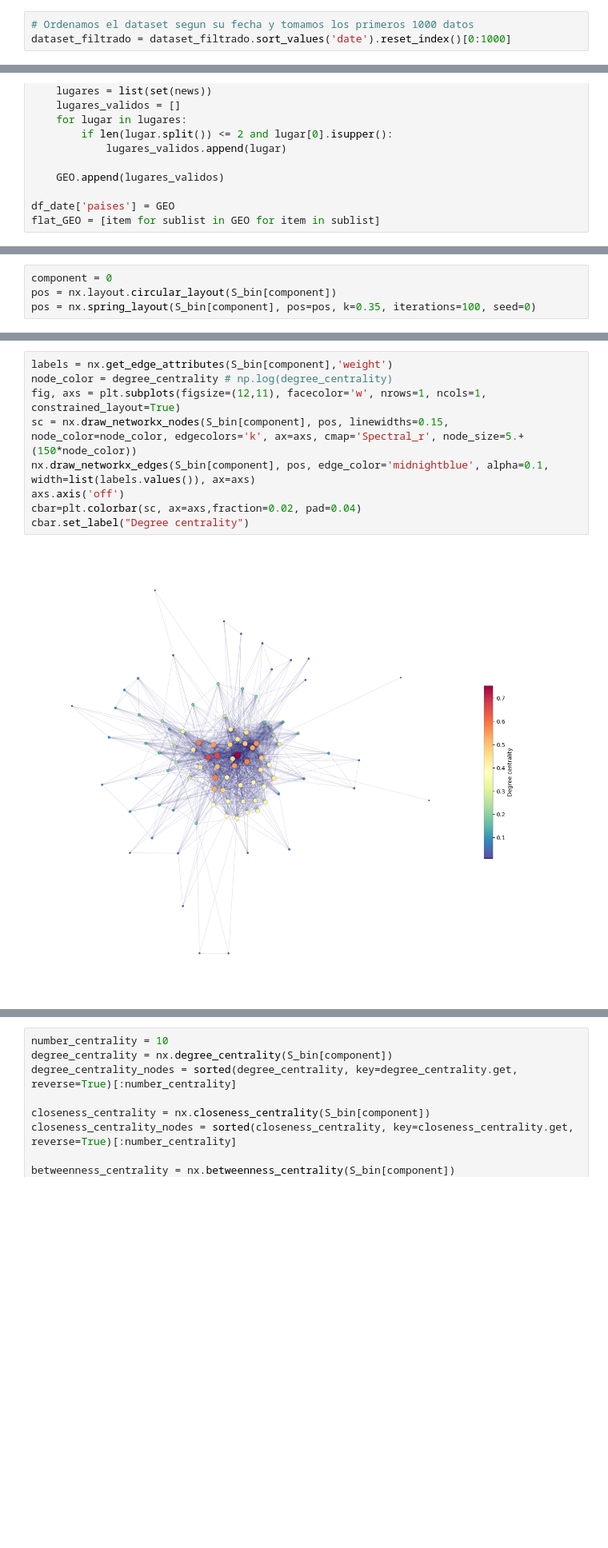
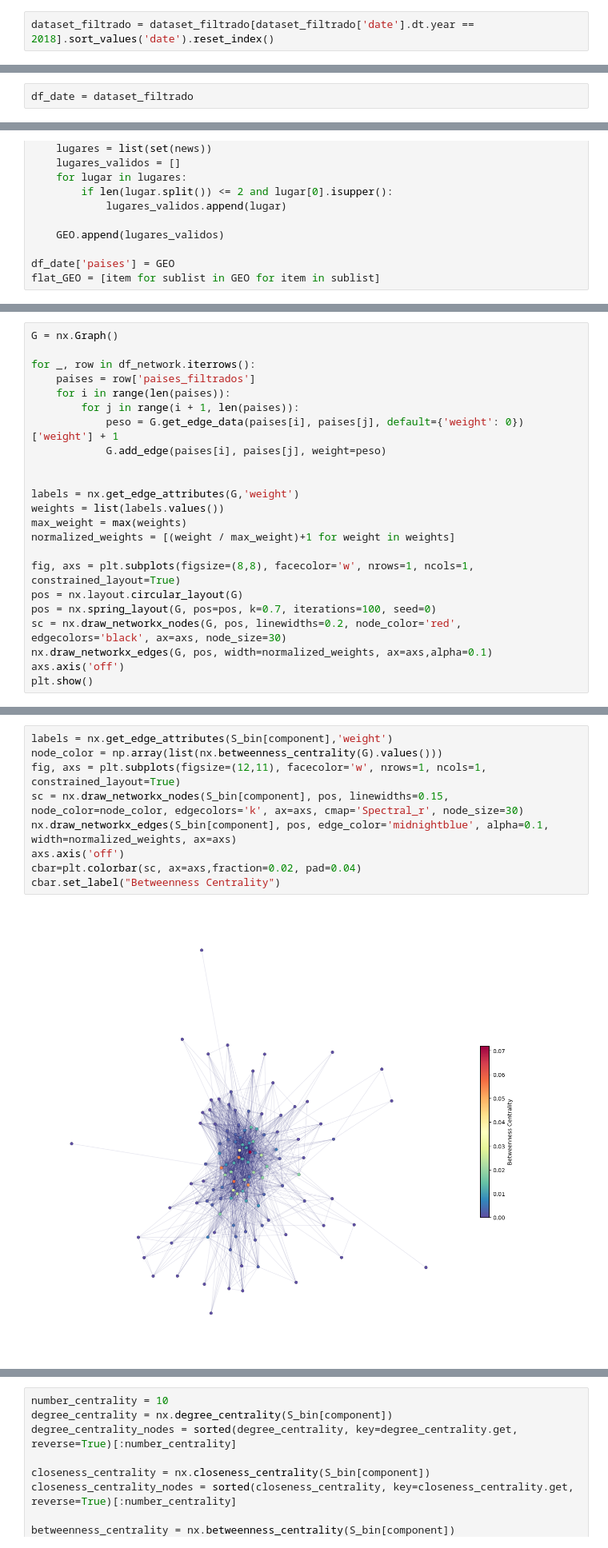
Before and after one commit to cristian-cmyk4/Noticias-de-prensa-Chilenas, a Jupyter notebook: INFO343-Unidad2-Tarea1_inmigracion.ipynb, the cells around one changed output, grey strips where cells are left out. Shown at 80% size. Cells and saved outputs as stored; diff of their text form; blank space fills up the shorter version.

```diff
--- a/INFO343-Unidad2-Tarea1_inmigracion.ipynb
+++ b/INFO343-Unidad2-Tarea1_inmigracion.ipynb
@@ -106,8 +106,7 @@ print(dataset_filtrado[dataset_filtrado.duplicated(subset=['text'])].shape[0])
 ### Cualitativas
 ¿Cuáles son las principales palabras clave recurrentes en los textos de las noticias de inmigracion?
 # %%
-# Ordenamos el dataset segun su fecha y tomamos los primeros 1000 datos
-dataset_filtrado = dataset_filtrado.sort_values('date').reset_index()[0:1000]
+dataset_filtrado = dataset_filtrado[dataset_filtrado['date'].dt.year == 2018].sort_values('date').reset_index()
 # %%
 #Procesamos los datos para responder la pregunta
 
@@ -210,0 +194,2 @@ Filtramos las localizaciones que se mencionan en las noticias
+# %%
+df_date = dataset_filtrado
@@ -332,4 +239,0 @@ Seleccionamos la primera componente (la conexion deberia ser mas gruesa segun la
-# %%
-component = 0
-pos = nx.layout.circular_layout(S_bin[component])
-pos = nx.spring_layout(S_bin[component], pos=pos, k=0.35, iterations=100, seed=0)
@@ -350,0 +285,23 @@ Visualizamos el deegree centrality
+# %%
+G = nx.Graph()
+
+for _, row in df_network.iterrows():
+    paises = row['paises_filtrados']
+    for i in range(len(paises)):
+        for j in range(i + 1, len(paises)):
+            peso = G.get_edge_data(paises[i], paises[j], default={'weight': 0})['weight'] + 1
+            G.add_edge(paises[i], paises[j], weight=peso)
+
+
+labels = nx.get_edge_attributes(G,'weight')
+weights = list(labels.values())
+max_weight = max(weights)
+normalized_weights = [(weight / max_weight)+1 for weight in weights]
+
+fig, axs = plt.subplots(figsize=(8,8), facecolor='w', nrows=1, ncols=1, constrained_layout=True)
+pos = nx.layout.circular_layout(G)
+pos = nx.spring_layout(G, pos=pos, k=0.7, iterations=100, seed=0)
+sc = nx.draw_networkx_nodes(G, pos, linewidths=0.2, node_color='red', edgecolors='black', ax=axs, node_size=30)
+nx.draw_networkx_edges(G, pos, width=normalized_weights, ax=axs,alpha=0.1)
+axs.axis('off')
+plt.show()
@@ -351,11 +321,11 @@ Visualizamos el deegree centrality
 # %%
 labels = nx.get_edge_attributes(S_bin[component],'weight')
-node_color = degree_centrality # np.log(degree_centrality)
+node_color = np.array(list(nx.betweenness_centrality(G).values()))
 fig, axs = plt.subplots(figsize=(12,11), facecolor='w', nrows=1, ncols=1, constrained_layout=True)
-sc = nx.draw_networkx_nodes(S_bin[component], pos, linewidths=0.15, node_color=node_color, edgecolors='k', ax=axs, cmap='Spectral_r', node_size=5.+(150*node_color))
-nx.draw_networkx_edges(S_bin[component], pos, edge_color='midnightblue', alpha=0.1, width=list(labels.values()), ax=axs)
+sc = nx.draw_networkx_nodes(S_bin[component], pos, linewidths=0.15, node_color=node_color, edgecolors='k', ax=axs, cmap='Spectral_r', node_size=30)
+nx.draw_networkx_edges(S_bin[component], pos, edge_color='midnightblue', alpha=0.1, width=normalized_weights, ax=axs)
 axs.axis('off')
 cbar=plt.colorbar(sc, ax=axs,fraction=0.02, pad=0.04)
-cbar.set_label("Degree centrality")
+cbar.set_label("Betweenness Centrality")
 # %% [output]
-[figure, old version]
+[figure, new version]
```
Also changed, not shown: parts of 62 cells of this notebook.
